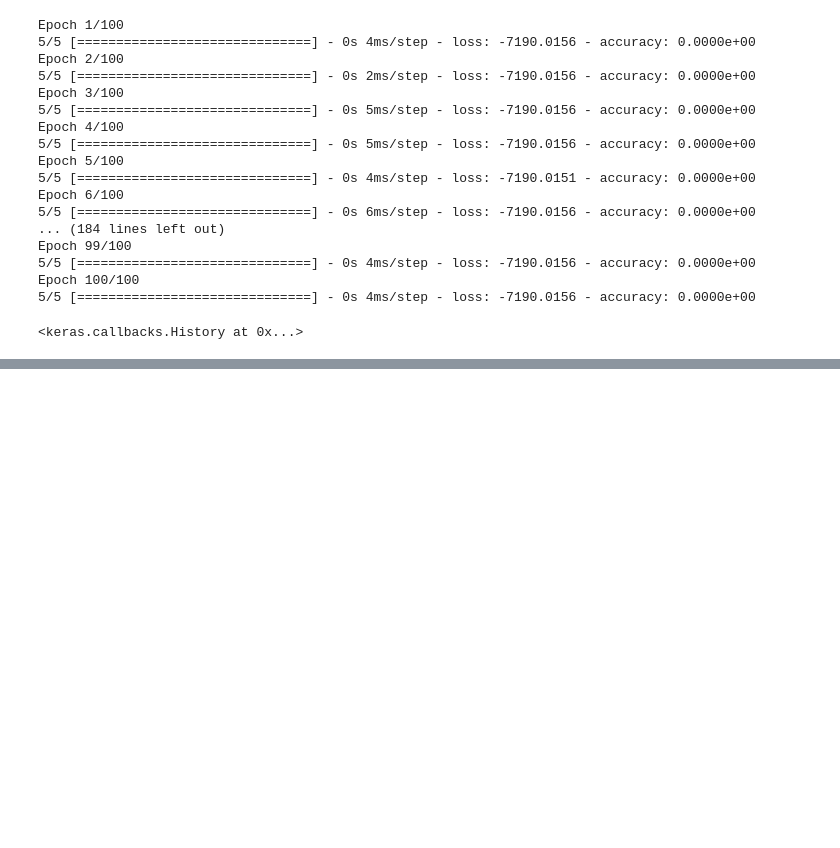
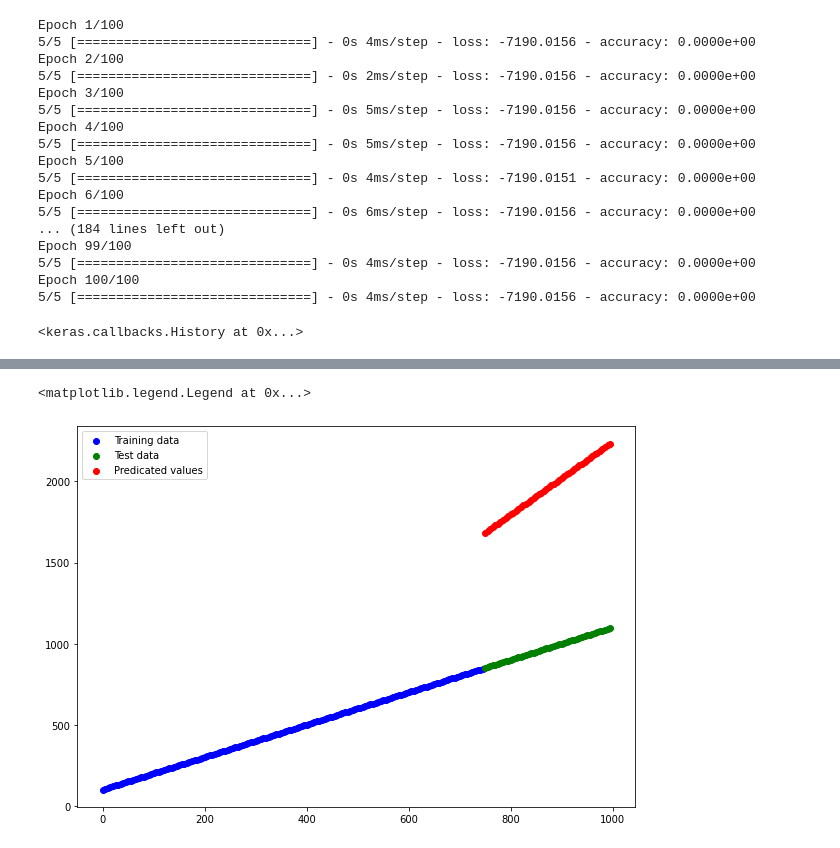
Before and after one commit to LazaUK/UdemyProjects-TensorFlow, a Jupyter notebook: Project4_NNClassification/TensorFlow_04_IntroClassNN.ipynb, the cells around one changed output, grey strips where cells are left out. Cells and saved outputs as stored; diff of their text form; code cells hidden in the pictures; blank space fills up the shorter version.

```diff
--- a/Project4_NNClassification/TensorFlow_04_IntroClassNN.ipynb
+++ b/Project4_NNClassification/TensorFlow_04_IntroClassNN.ipynb
@@ -322,3 +322,14 @@ Epoch 99/100
 Epoch 100/100
 5/5 [==============================] - 0s 4ms/step - loss: -7190.0156 - accuracy: 0.0000e+00
 <keras.callbacks.History at 0x...>
+# %%
+# Get predictions
+y_reg_pred = model_3.predict(tf.expand_dims(X_reg_test, axis=-1))
+
+# Visualise results
+plt.figure(figsize=(10, 7))
+plt.scatter(X_reg_train, y_reg_train, c="b", label="Training data")
+plt.scatter(X_reg_test, y_reg_test, c="g", label="Test data")
+plt.scatter(X_reg_test, y_reg_pred, c="r", label="Predicated values")
+plt.legend()
+# %% [output]
@@ -324,0 +337,2 @@ Epoch 100/100
+<matplotlib.legend.Legend at 0x...>
+[figure, added]
```
Also changed, not shown: parts of 1 cell of this notebook.
